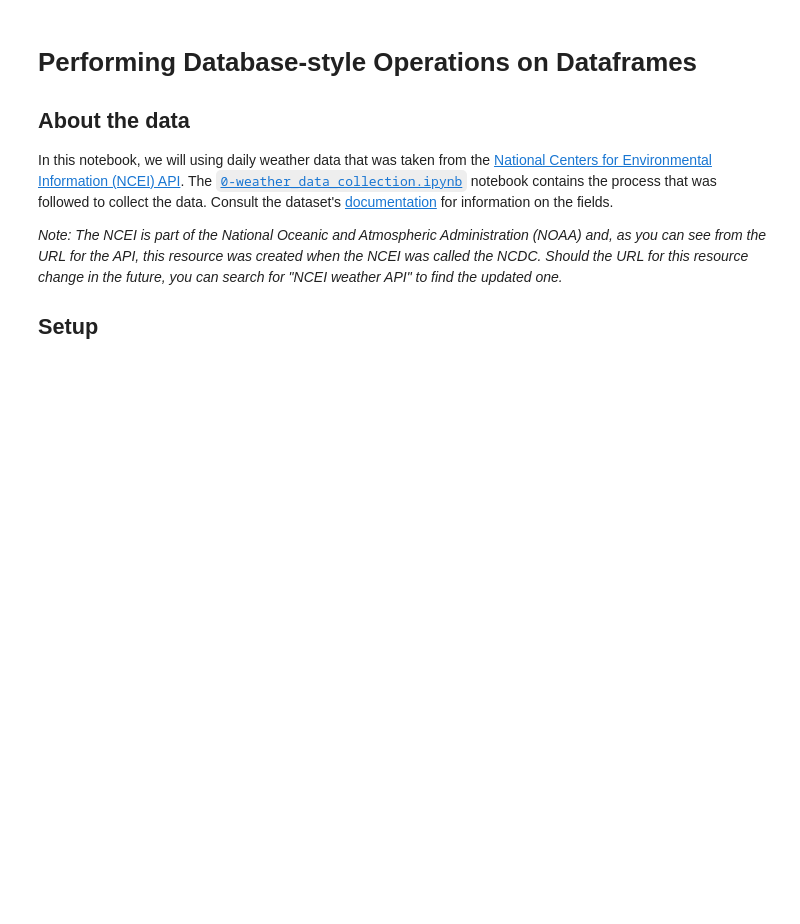
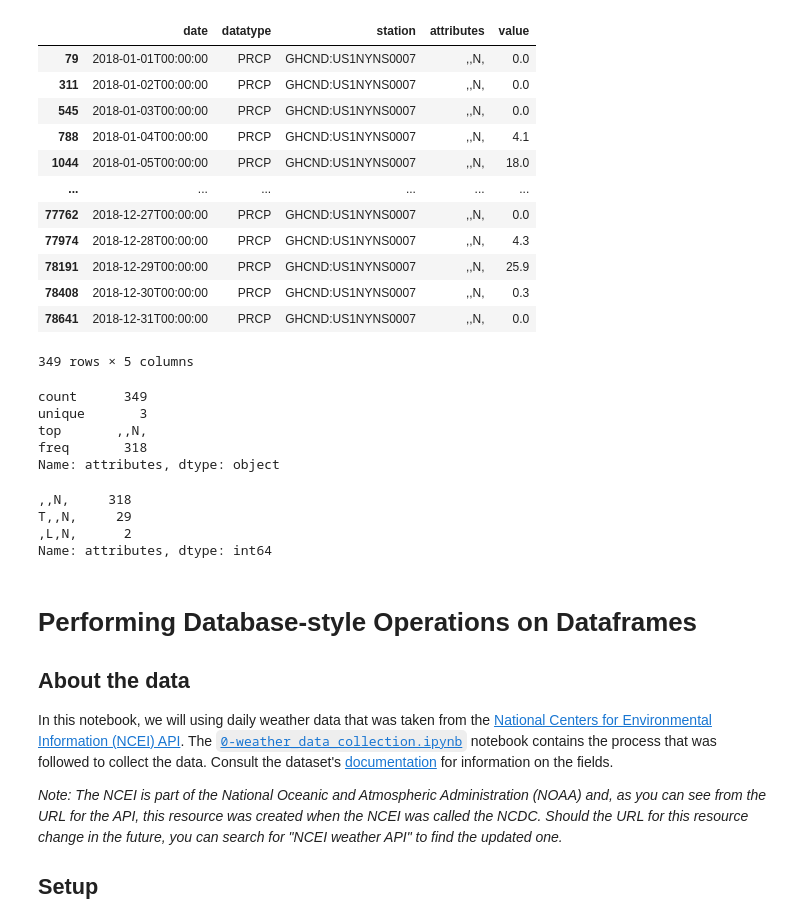
Before and after one commit to Lee-geonwu/class_ai4ml, a Jupyter notebook: week5/1-querying_and_merging.ipynb, the cells around one changed output. Drawn from its saved outputs; the diff is of its cells as text; code cells hidden in the pictures; blank space fills up the shorter version.

```diff
--- a/week5/1-querying_and_merging.ipynb
+++ b/week5/1-querying_and_merging.ipynb
@@ -1,5 +1,42 @@
 # %% [markdown]
 <a href="https://colab.research.google.com/github/Lee-geonwu/class_ai4ml/blob/main/week5/1-querying_and_merging.ipynb" target="_parent"><img src="https://colab.research.google.com/assets/colab-badge.svg" alt="Open In Colab"/></a>
+# %%
+### Tasks for today 1
+### Practice Filtering data
+### Find all entries where datatype is “PRCP“ and station ID containing “S0007”
+Tasks_1 = weather.query('datatype == "PRCP" and station.str.contains("S0007")')
+Tasks_1
+# %% [output]
+|  | date | datatype | station | attributes | value |
+| 79 | 2018-01-01T00:00:00 | PRCP | GHCND:US1NYNS0007 | ,,N, | 0.0 |
+| 311 | 2018-01-02T00:00:00 | PRCP | GHCND:US1NYNS0007 | ,,N, | 0.0 |
+| 545 | 2018-01-03T00:00:00 | PRCP | GHCND:US1NYNS0007 | ,,N, | 0.0 |
+| 788 | 2018-01-04T00:00:00 | PRCP | GHCND:US1NYNS0007 | ,,N, | 4.1 |
+| 1044 | 2018-01-05T00:00:00 | PRCP | GHCND:US1NYNS0007 | ,,N, | 18.0 |
+| ... | ... | ... | ... | ... | ... |
+| 77762 | 2018-12-27T00:00:00 | PRCP | GHCND:US1NYNS0007 | ,,N, | 0.0 |
+| 77974 | 2018-12-28T00:00:00 | PRCP | GHCND:US1NYNS0007 | ,,N, | 4.3 |
+| 78191 | 2018-12-29T00:00:00 | PRCP | GHCND:US1NYNS0007 | ,,N, | 25.9 |
+| 78408 | 2018-12-30T00:00:00 | PRCP | GHCND:US1NYNS0007 | ,,N, | 0.3 |
+| 78641 | 2018-12-31T00:00:00 | PRCP | GHCND:US1NYNS0007 | ,,N, | 0.0 |
+349 rows × 5 columns
+# %%
+### How many unique values in “attributes” variable?
+Tasks_1.attributes.describe()
+# %% [output]
+count      349
+unique       3
+top       ,,N,
+freq       318
+Name: attributes, dtype: object
+# %%
+### What is the most frequent one?
+Tasks_1.attributes.value_counts()
+# %% [output]
+,,N,     318
+T,,N,     29
+,L,N,      2
+Name: attributes, dtype: int64
 # %% [markdown]
 # Performing Database-style Operations on Dataframes
 
```
